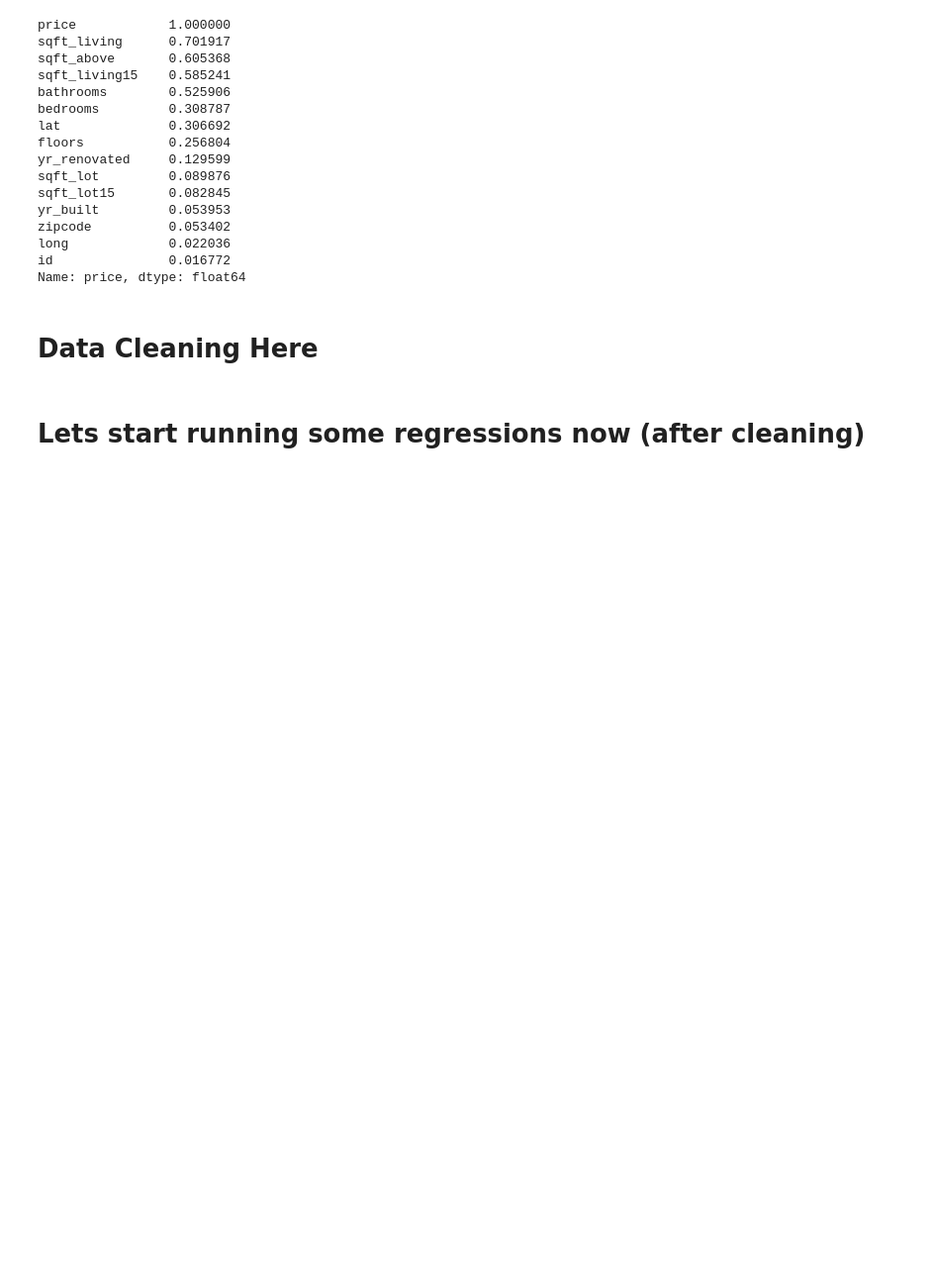
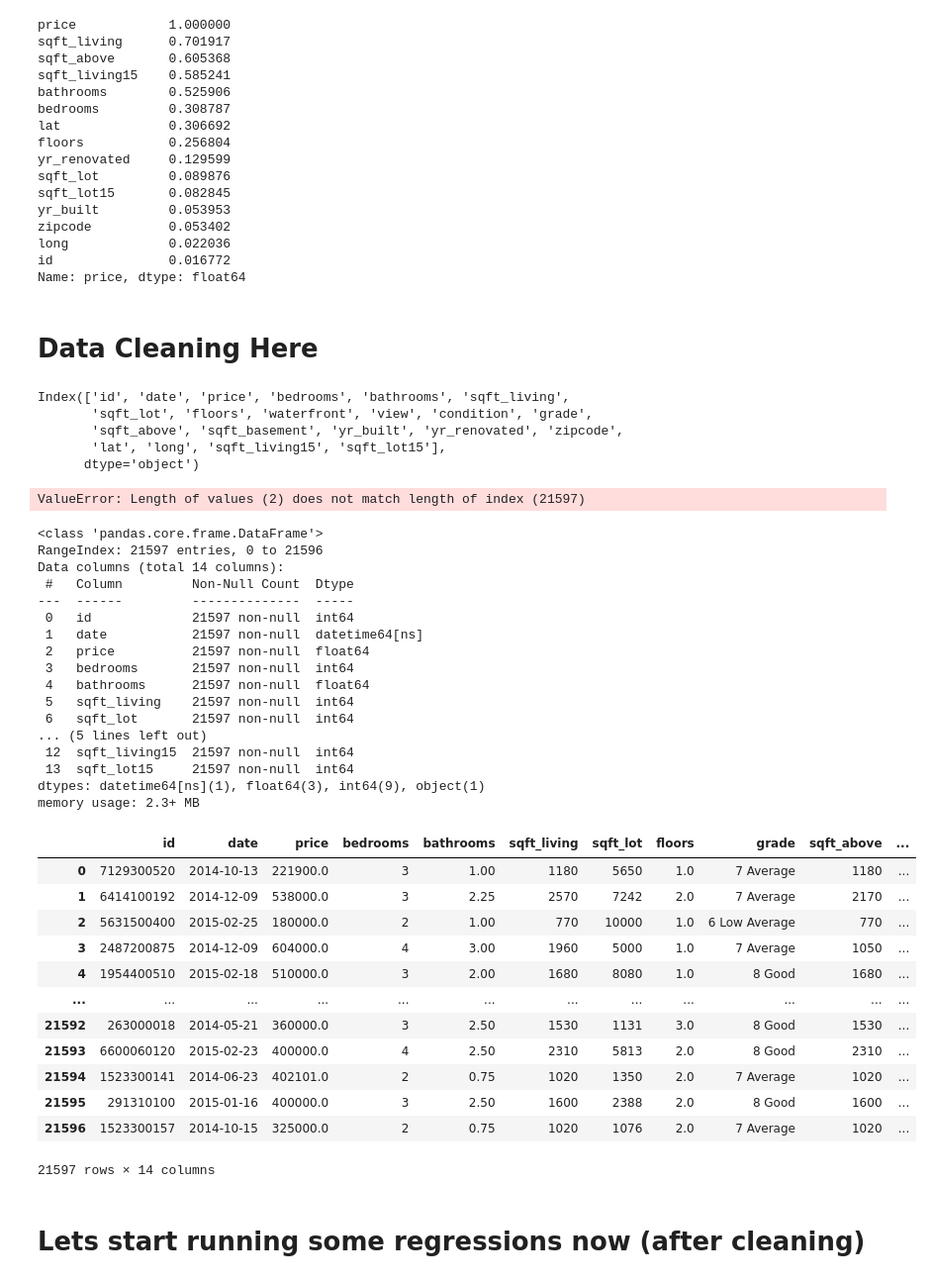
Before and after one commit to MackoyS/sarah-and-mackoy-price-modeling, a Jupyter notebook: DraftProject.ipynb, the cells around one changed output. Shown: that part at 99% size. Drawn from its saved outputs; the diff is of its cells as text; code cells hidden in the pictures; blank space fills up the shorter version.

Commit message:
dropped columns, created dataframe, cleaned nulls

```diff
--- a/DraftProject.ipynb
+++ b/DraftProject.ipynb
@@ -28,8 +33,8 @@ from sklearn.linear_model import LinearRegression
 # %%
 import pandas as pd
 
-df = pd.read_csv('data/kc_house_data.csv')
-df.head()
+data = pd.read_csv('data/kc_house_data.csv')
+data.head()
 # %% [output]
 |  | id | date | price | bedrooms | bathrooms | sqft_living | sqft_lot | floors | waterfront | view | ... |
 | 0 | 7129300520 | 10/13/2014 | 221900.0 | 3 | 1.00 | 1180 | 5650 | 1.0 | NaN | NONE | ... |
@@ -106,0 +121,67 @@ Name: price, dtype: float64
+# %%
+data.columns
+# %% [output]
+Index(['id', 'date', 'price', 'bedrooms', 'bathrooms', 'sqft_living',
+       'sqft_lot', 'floors', 'waterfront', 'view', 'condition', 'grade',
+       'sqft_above', 'sqft_basement', 'yr_built', 'yr_renovated', 'zipcode',
+       'lat', 'long', 'sqft_living15', 'sqft_lot15'],
+      dtype='object')
+# %%
+#data cleaning considerations --> only use the number from the grade column
+separator = ' '
+df['grade'] = df['grade'].str.split(separator, 1)[0]
+# %% [output]
+ValueError: Length of values (2) does not match length of index (21597)
+# %%
+# lets start cleaning! get your mop & broom!
+
+#make a copy of the dataset, we never want to overwrite our OG data
+df = data.copy()
+#dropping unnecessary columns
+df = df.drop(columns = ['sqft_basement', 'yr_renovated', 'lat', 'long', 'view', 'condition', 'waterfront'])
+#convert date to date time
+df['date'] = pd.to_datetime(data['date'])
+
+#let's get dummmy for our cat variables: grade
+
+"""
+dropping basement bc there was a lot of missing
+dropping reno bc there was a lot missing
+dropping lat & long bc we don't need them --> going with zipcode
+dropping view & waterfront bc waterfront had 19k with none & view doesn't really mean anything
+dropping condition bc a lack of spread
+drop sqftbasement bc of too many missing values & lack of data sic
+"""
+df.info()
+df
+# %% [output]
+<class 'pandas.core.frame.DataFrame'>
+RangeIndex: 21597 entries, 0 to 21596
+Data columns (total 14 columns):
+ #   Column         Non-Null Count  Dtype
+---  ------         --------------  -----
+ 0   id             21597 non-null  int64
+ 1   date           21597 non-null  datetime64[ns]
+ 2   price          21597 non-null  float64
+ 3   bedrooms       21597 non-null  int64
+ 4   bathrooms      21597 non-null  float64
+ 5   sqft_living    21597 non-null  int64
+ 6   sqft_lot       21597 non-null  int64
+... (5 lines left out)
+ 12  sqft_living15  21597 non-null  int64
+ 13  sqft_lot15     21597 non-null  int64
+dtypes: datetime64[ns](1), float64(3), int64(9), object(1)
+memory usage: 2.3+ MB
+|  | id | date | price | bedrooms | bathrooms | sqft_living | sqft_lot | floors | grade | sqft_above | ... |
+| 0 | 7129300520 | 2014-10-13 | 221900.0 | 3 | 1.00 | 1180 | 5650 | 1.0 | 7 Average | 1180 | ... |
+| 1 | 6414100192 | 2014-12-09 | 538000.0 | 3 | 2.25 | 2570 | 7242 | 2.0 | 7 Average | 2170 | ... |
+| 2 | 5631500400 | 2015-02-25 | 180000.0 | 2 | 1.00 | 770 | 10000 | 1.0 | 6 Low Average | 770 | ... |
+| 3 | 2487200875 | 2014-12-09 | 604000.0 | 4 | 3.00 | 1960 | 5000 | 1.0 | 7 Average | 1050 | ... |
+| 4 | 1954400510 | 2015-02-18 | 510000.0 | 3 | 2.00 | 1680 | 8080 | 1.0 | 8 Good | 1680 | ... |
+| ... | ... | ... | ... | ... | ... | ... | ... | ... | ... | ... | ... |
+| 21592 | 263000018 | 2014-05-21 | 360000.0 | 3 | 2.50 | 1530 | 1131 | 3.0 | 8 Good | 1530 | ... |
+| 21593 | 6600060120 | 2015-02-23 | 400000.0 | 4 | 2.50 | 2310 | 5813 | 2.0 | 8 Good | 2310 | ... |
+| 21594 | 1523300141 | 2014-06-23 | 402101.0 | 2 | 0.75 | 1020 | 1350 | 2.0 | 7 Average | 1020 | ... |
+| 21595 | 291310100 | 2015-01-16 | 400000.0 | 3 | 2.50 | 1600 | 2388 | 2.0 | 8 Good | 1600 | ... |
+| 21596 | 1523300157 | 2014-10-15 | 325000.0 | 2 | 0.75 | 1020 | 1076 | 2.0 | 7 Average | 1020 | ... |
+21597 rows × 14 columns
```
Also changed, not shown: parts of 7 cells of this notebook.
